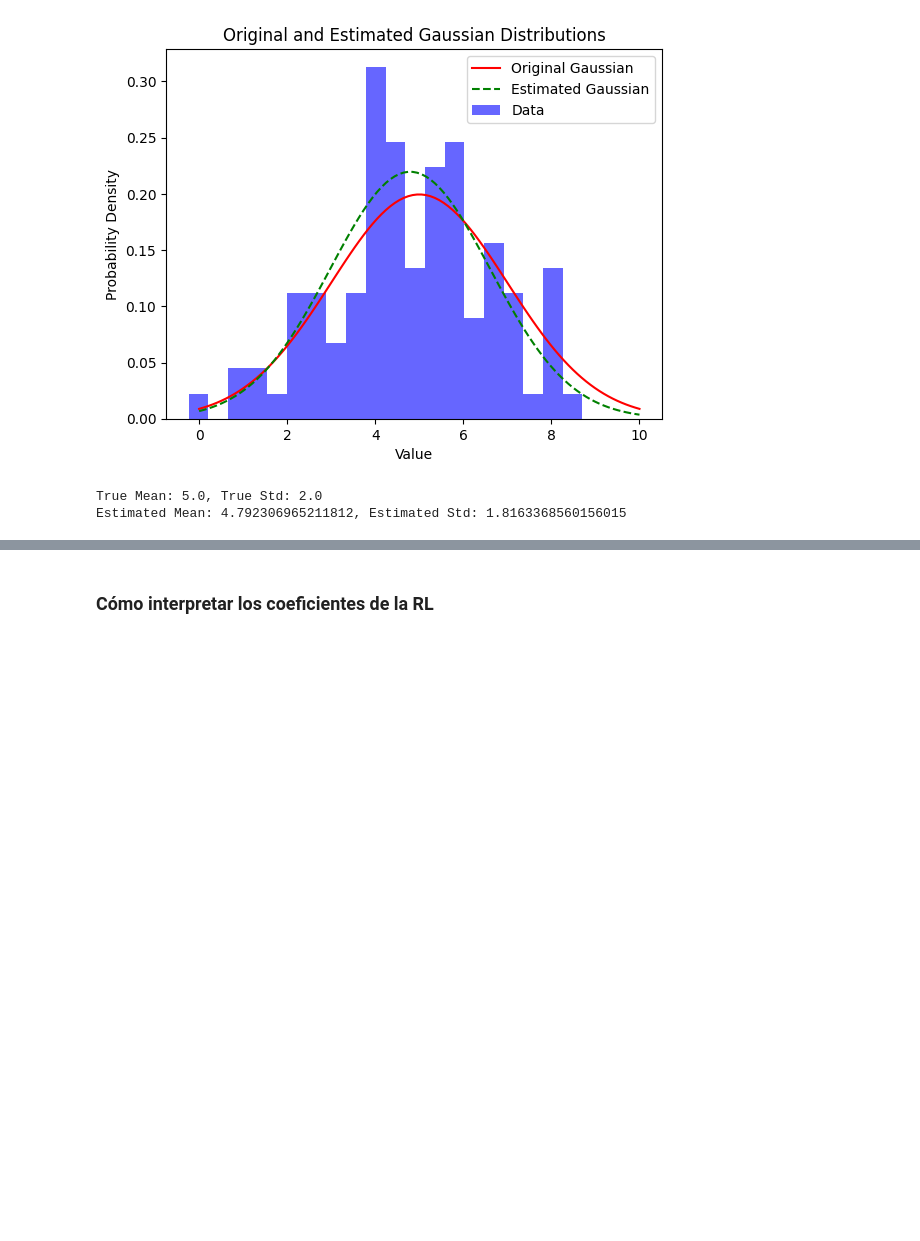
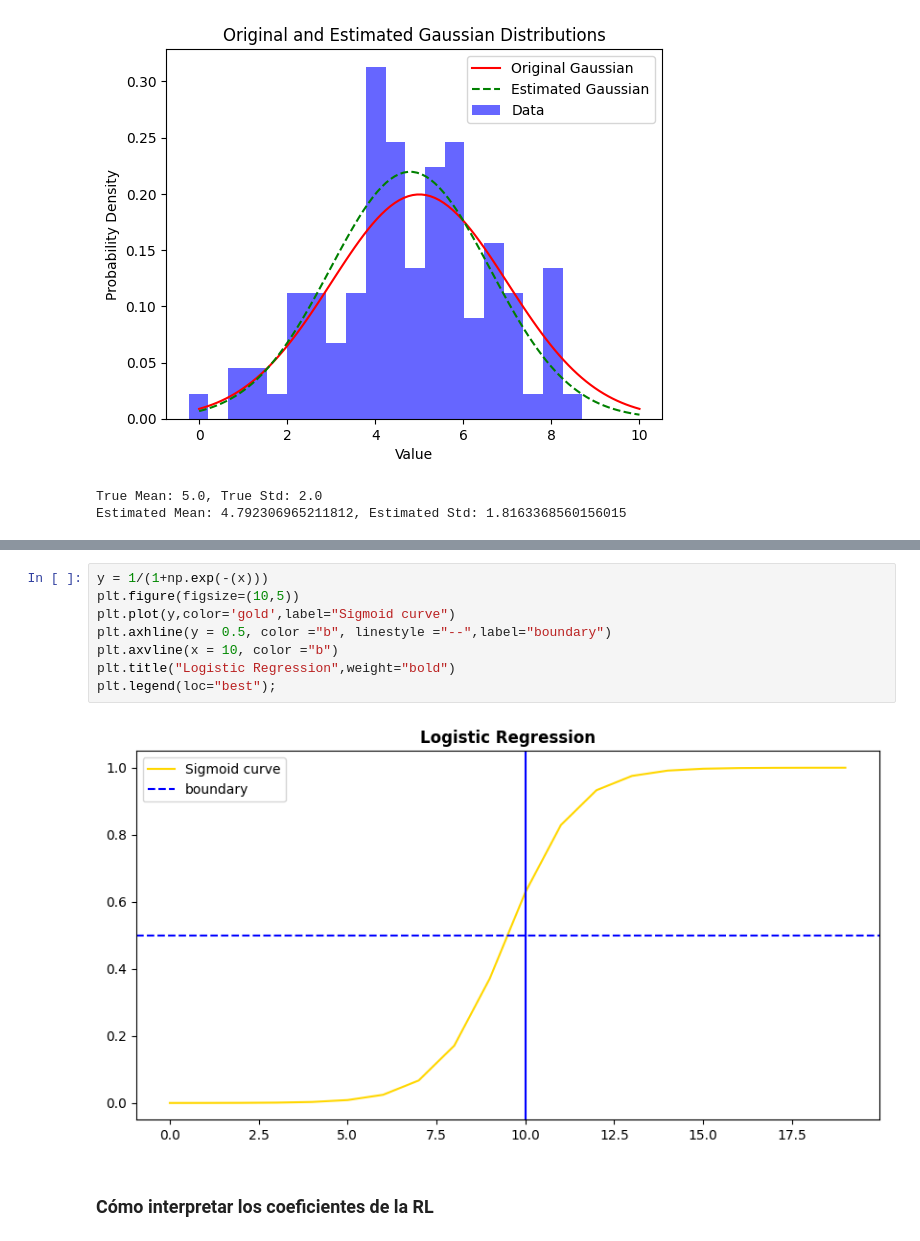
Before and after one commit to edieraristizabal/MachineLearning, a Jupyter notebook: NOTEBOOKS/16_Regresion_Logistica.ipynb, the cells around one changed output, grey strips where cells are left out. Drawn from its saved outputs; the diff is of its cells as text; blank space fills up the shorter version.

```diff
--- a/NOTEBOOKS/16_Regresion_Logistica.ipynb
+++ b/NOTEBOOKS/16_Regresion_Logistica.ipynb
@@ -169,3 +180,13 @@ Estimated Mean: 4.792306965211812, Estimated Std: 1.8163368560156015
+# %%
+y = 1/(1+np.exp(-(x)))
+plt.figure(figsize=(10,5))
+plt.plot(y,color='gold',label="Sigmoid curve")
+plt.axhline(y = 0.5, color ="b", linestyle ="--",label="boundary")
+plt.axvline(x = 10, color ="b")
+plt.title("Logistic Regression",weight="bold")
+plt.legend(loc="best");
+# %% [output]
+[figure, added]
 # %% [markdown]
 ### Cómo interpretar los coeficientes de la RL
 # %% [markdown]
```
Also changed, not shown: parts of 6 cells of this notebook.
